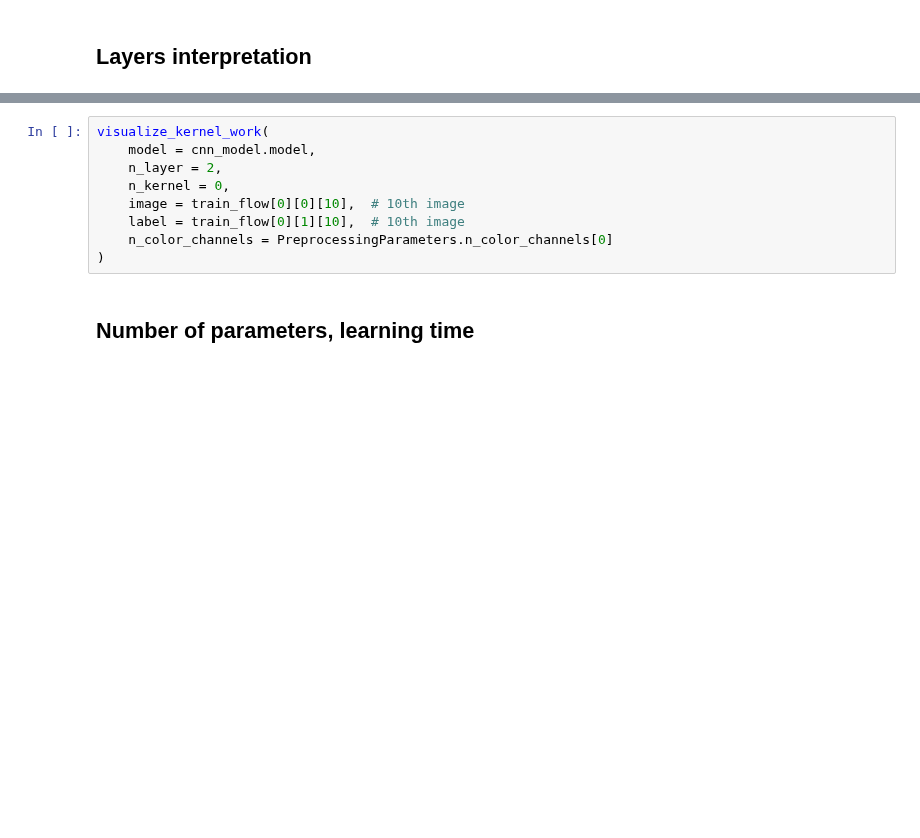
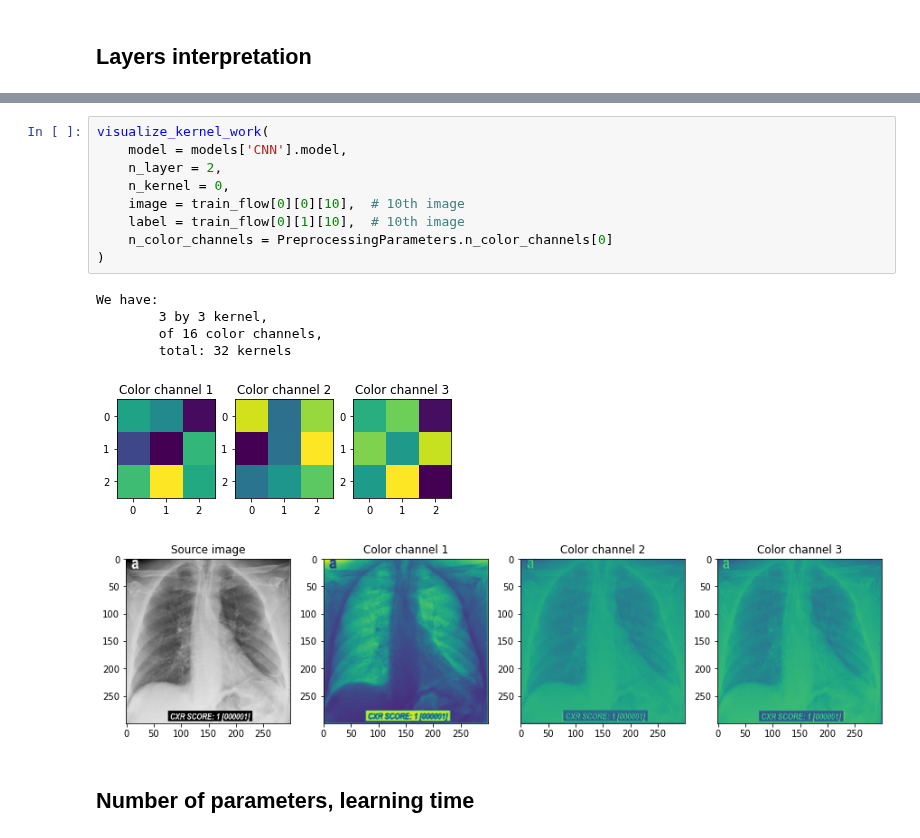
Before and after one commit to PashaIanko/Covid19Classifier, a Jupyter notebook: main.ipynb, the cells around one changed output, grey strips where cells are left out. Saved outputs shown, nothing was run; the diff lists cells and outputs as text; blank space fills up the shorter version.

```diff
--- a/main.ipynb
+++ b/main.ipynb
@@ -708,12 +706,19 @@ visualize_kernel_work(
 # %%
 visualize_kernel_work(
-    model = cnn_model.model,
+    model = models['CNN'].model,
     n_layer = 2,
     n_kernel = 0,
     image = train_flow[0][0][10],  # 10th image
     label = train_flow[0][1][10],  # 10th image
     n_color_channels = PreprocessingParameters.n_color_channels[0]
 )
+# %% [output]
+We have:
+        3 by 3 kernel,
+        of 16 color channels,
+        total: 32 kernels
+[figure, added]
+[figure, added]
 # %% [markdown]
 ## Number of parameters, learning time
 # %%
```
Also changed, not shown: parts of 24 cells of this notebook, 1 other file.
